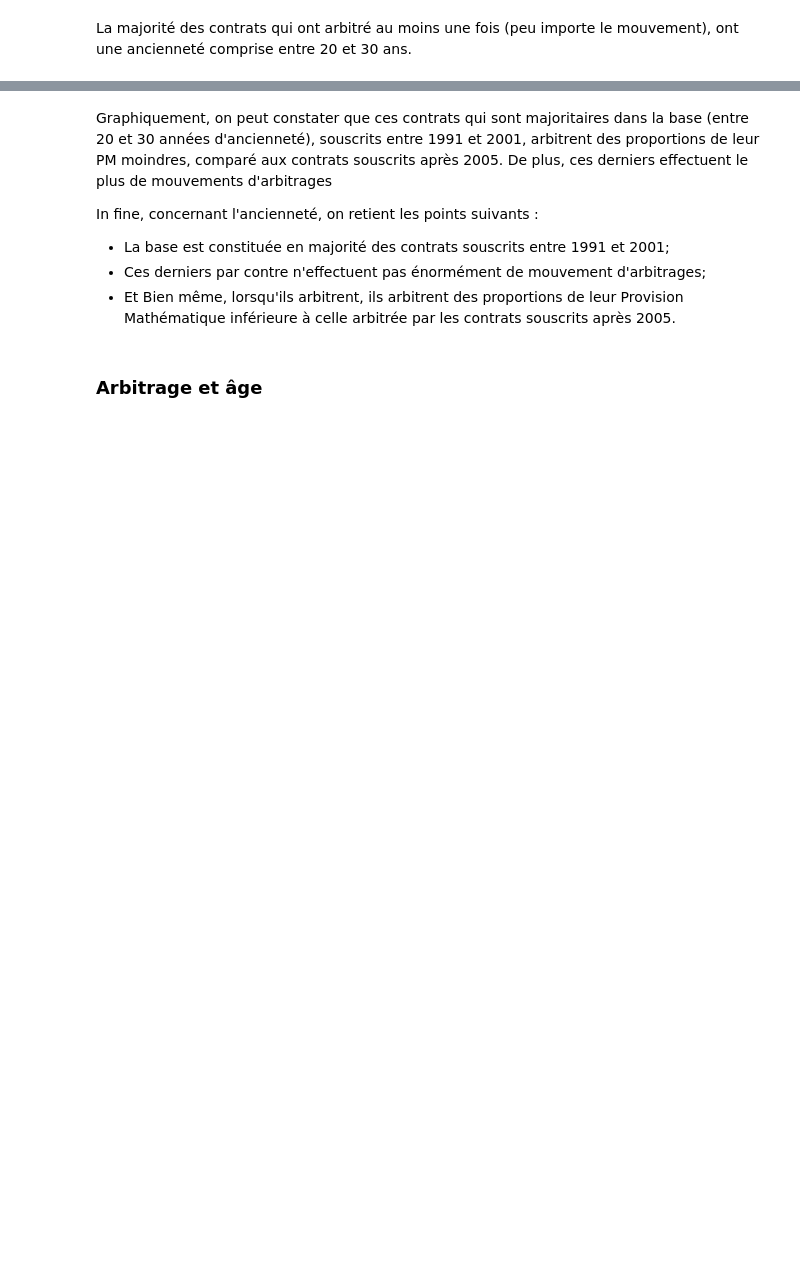
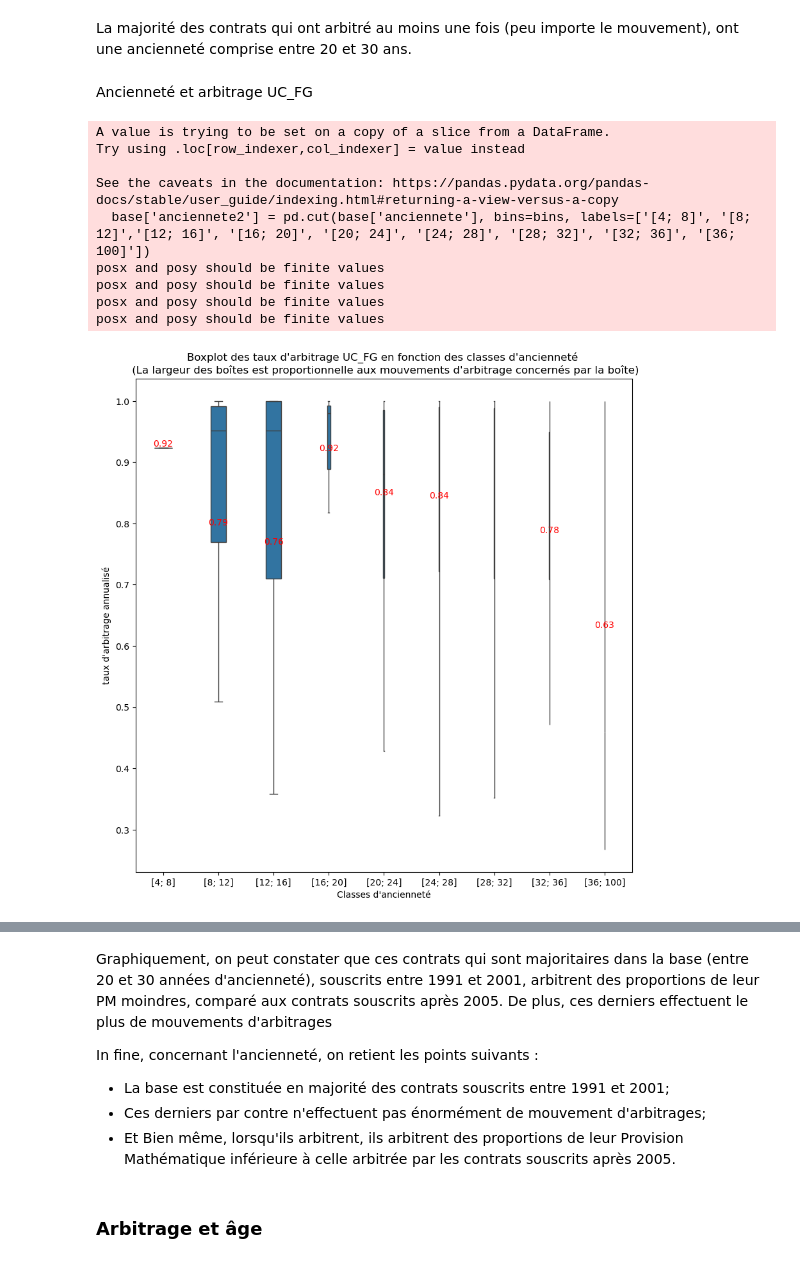
Before and after one commit to afonkou01/Arbitrage_Vie_BNP_Cardif, a Jupyter notebook: Avancement notebook - BNP Cardif_26_01_2024.ipynb, the cells around one changed output, grey strips where cells are left out. Saved outputs shown, nothing was run; the diff lists cells and outputs as text; code cells hidden in the pictures; blank space fills up the shorter version.

Commit message:
graphiques_age_et_anciennete

```diff
--- a/Avancement notebook - BNP Cardif_26_01_2024.ipynb
+++ b/Avancement notebook - BNP Cardif_26_01_2024.ipynb
@@ -1007,6 +1011,8 @@ quitter le fonds euros au profit des unités de compte et ceci vice versa.
 #Base dans laquelle un individu est un contrat multisupport
 base_contrats = base_multisupport.drop_duplicates(subset=['n_sous'], keep='first')
 base_arbitrage_FG_update = base_multisupport.dropna(subset = ['operation'])[base_multisupport.dropna(subset = ['operation'])['operation'].str.contains('Arbitrages sortants du FG')]
+base_arbitrage_UC_FG = base_multisupport.loc[base_multisupport['r_UC_FG_a'] != 0]
+base_arbitrage_UC_UC = base_multisupport.loc[base_multisupport['r_UC_UC_a'] != 0]
 # %% [markdown]
 ### Arbitrage et Ancienneté du Contrat
 # %%
@@ -1020,19 +1029,36 @@ plt.show()
 # %% [markdown]
 La majorité des contrats qui ont arbitré au moins une fois (peu importe le mouvement), ont une ancienneté comprise entre 20 et 30 ans.
-# %%
-#Regroupement de l'ancienneté en classes
-bins = [4, 8, 12, 16, 20, 24, 28, 32, 36, 100]
-
-
-# Création des classes
-base_arbitrage_FG_update['anciennete2'] = pd.cut(base_arbitrage_FG_update['anciennete'], bins=bins, labels=['[4; 8]', '[8; 12]','[12; 16]', '[16; 20]', '[20; 24]', '[24; 28]', '[28; 32]', '[32; 36]', '[36; 100]'])
-counts = base_arbitrage_FG_update['anciennete2'].value_counts()
-plt.figure(figsize=(10, 10))
-sns.boxplot(x='anciennete2', y='r_FG_a', data=base_arbitrage_FG_update, showfliers = False, width= counts/len(base_arbitrage_FG_update))
-means = base_arbitrage_FG_update.groupby('anciennete2')['r_FG_a'].apply(gmean)
-for i, mean in enumerate(means):
-    plt.text(i, mean, f'{mean:.2f}', ha='center', va='bottom', color='red')
-plt.xlabel("Classes d'ancienneté")
-plt.ylabel("taux d'arbitrage annualisé")
-plt.title("Boxplot des taux d'arbitrage en fonction des classes d'ancienneté \n (La largeur des boîtes est proportionnelle aux mouvements d'arbitrage concernés par la boîte)")
-plt.show()
+# %%
+def anciennete_arbitrage(base, col, titre, titre_graph):
+    #Regroupement de l'ancienneté en classes
+    bins = [4, 8, 12, 16, 20, 24, 28, 32, 36, 100]
+
+
+    # Création des classes
+    base['anciennete2'] = pd.cut(base['anciennete'], bins=bins, labels=['[4; 8]', '[8; 12]','[12; 16]', '[16; 20]', '[20; 24]', '[24; 28]', '[28; 32]', '[32; 36]', '[36; 100]'])
+    counts = base['anciennete2'].value_counts()
+    plt.figure(figsize=(10, 10))
+    sns.boxplot(x='anciennete2', y=col, data=base, showfliers = False, width= counts/len(base))
+    means = base.groupby('anciennete2')[col].apply(gmean)
+    for i, mean in enumerate(means):
+        plt.text(i, mean, f'{mean:.2f}', ha='center', va='bottom', color='red')
+    plt.xlabel("Classes d'ancienneté")
+    plt.ylabel("taux d'arbitrage annualisé")
+    plt.title(f"Boxplot des {titre} en fonction des classes d'ancienneté \n (La largeur des boîtes est proportionnelle aux mouvements d'arbitrage concernés par la boîte)")
+    plt.savefig('titre_graph')
+    plt.show()
+# %% [markdown]
+Ancienneté et arbitrage UC_FG
+# %%
+anciennete_arbitrage(base_arbitrage_UC_FG, 'r_UC_FG_a', "taux d'arbitrage UC_FG" , 'ancienneté_taux_UC_UC.png' )
+# %% [output]
+A value is trying to be set on a copy of a slice from a DataFrame.
+Try using .loc[row_indexer,col_indexer] = value instead
+
+See the caveats in the documentation: https://pandas.pydata.org/pandas-docs/stable/user_guide/indexing.html#returning-a-view-versus-a-copy
+  base['anciennete2'] = pd.cut(base['anciennete'], bins=bins, labels=['[4; 8]', '[8; 12]','[12; 16]', '[16; 20]', '[20; 24]', '[24; 28]', '[28; 32]', '[32; 36]', '[36; 100]'])
+posx and posy should be finite values
+posx and posy should be finite values
+posx and posy should be finite values
+posx and posy should be finite values
+[figure, added]
```
Also changed, not shown: parts of 21 cells of this notebook.
